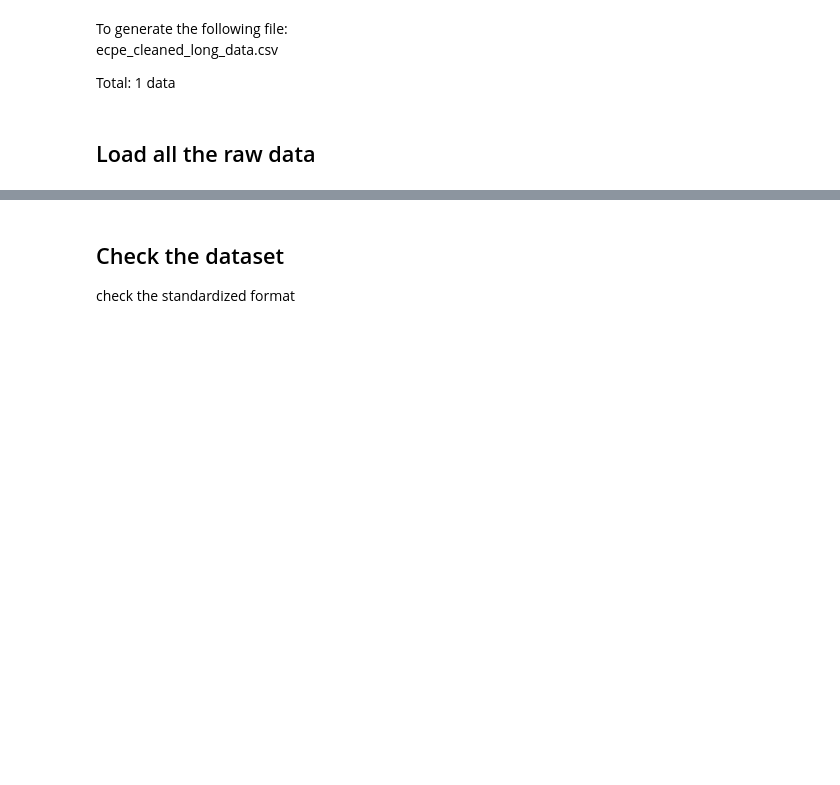
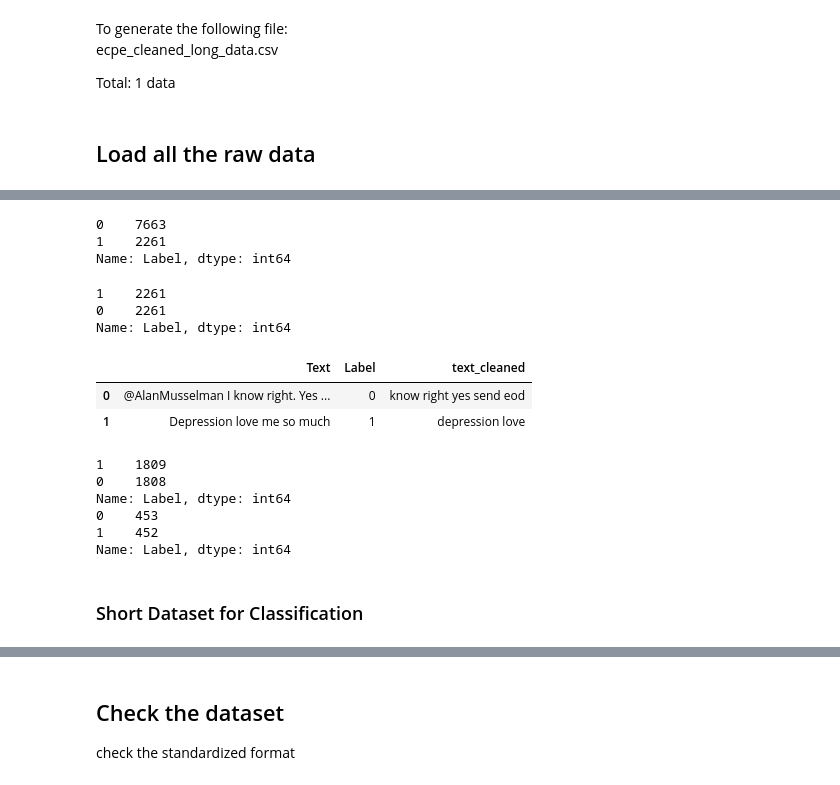
Before and after one commit to nicholasneo78/fyp-ai-for-healthcare, a Jupyter notebook: codes/data-cleaning.ipynb, the cells around one changed output, grey strips where cells are left out. Cells and saved outputs as stored; diff of their text form; code cells hidden in the pictures; blank space fills up the shorter version.

Commit message:
generated cleaned csv files for the next phase of action

```diff
--- a/codes/data-cleaning.ipynb
+++ b/codes/data-cleaning.ipynb
@@ -206,0 +215,14 @@ wassa_sadness_dev_raw = pd.read_csv('./data/wassa_sadness_dev_raw.csv')
+# %%
+# remove duplication of entries
+toy_data=toy_data.drop_duplicates(subset={"Text","Label"},
+                                              keep='first', inplace=False)
+# %%
+# cleaning of data
+text_list = []
+for i in tqdm(toy_data['Text']):
+    temp = deep_clean(i)
+    text_list.append(temp)
+toy_data['text_cleaned'] = text_list
+# %%
+# remove sentences with 1 word or less after stopword removal
+toy_data = toy_data[toy_data['text_cleaned'].str.split().str.len().gt(1)]
@@ -206,0 +232,36 @@ wassa_sadness_dev_raw = pd.read_csv('./data/wassa_sadness_dev_raw.csv')
+# %%
+# check for data imbalance
+#print(toy_data.head(2))
+toy_data['Label'].value_counts()
+# %% [output]
+0    7663
+1    2261
+Name: Label, dtype: int64
+# %%
+# settle data imbalance issue
+# toy data
+toy_data_0 = toy_data[toy_data['Label'] == 0]
+toy_data_1 = toy_data[toy_data['Label'] == 1]
+
+# downsample the data of non-depression class to fit the number of the depression class
+toy_data_0_down = toy_data[toy_data['Label'] == 0].sample(len(toy_data_1), replace=False)
+#print(toy_data_0_down.shape)
+
+# concatenate back the data into 1 dataset
+frames = [toy_data_0_down, toy_data_1]
+toy_data_balanced = pd.concat(frames)
+
+# shuffle dataset for better data distribution
+toy_data_balanced = toy_data_balanced.sample(frac=1).reset_index(drop=True)
+#toy_data_balanced.head(3)
+toy_data_balanced['Label'].value_counts()
+# %% [output]
+1    2261
+0    2261
+Name: Label, dtype: int64
+# %%
+toy_data_balanced.head(2)
+# %% [output]
+|  | Text | Label | text_cleaned |
+| 0 | @AlanMusselman I know right. Yes ... | 0 | know right yes send eod |
+| 1 | Depression love me so much | 1 | depression love |
@@ -206,0 +274,10 @@ wassa_sadness_dev_raw = pd.read_csv('./data/wassa_sadness_dev_raw.csv')
+# %%
+print(toy_data_train['Label'].value_counts())
+print(toy_data_dev['Label'].value_counts())
+# %% [output]
+1    1809
+0    1808
+Name: Label, dtype: int64
+0    453
+1    452
+Name: Label, dtype: int64
@@ -206,0 +288,2 @@ wassa_sadness_dev_raw = pd.read_csv('./data/wassa_sadness_dev_raw.csv')
+# %% [markdown]
+### Short Dataset for Classification
```
Also changed, not shown: parts of 75 cells of this notebook, 22 other files.
